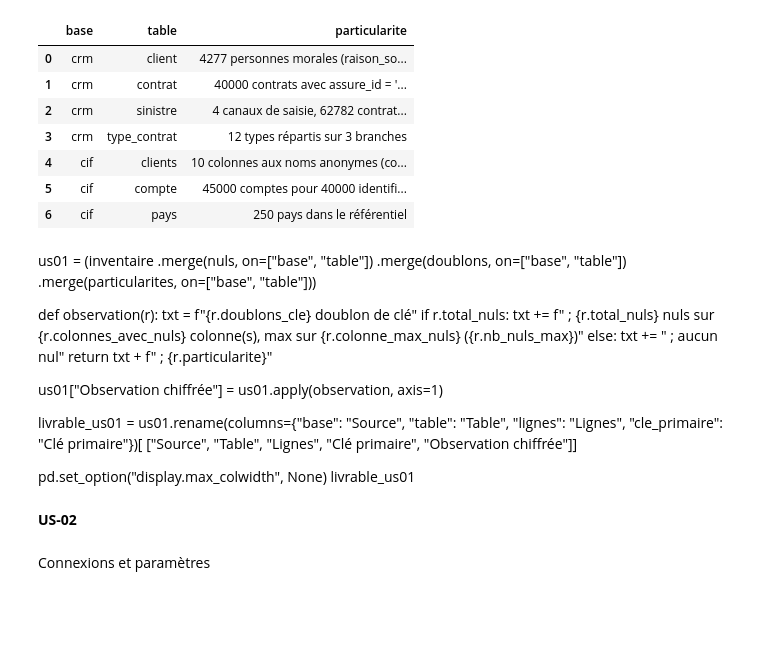
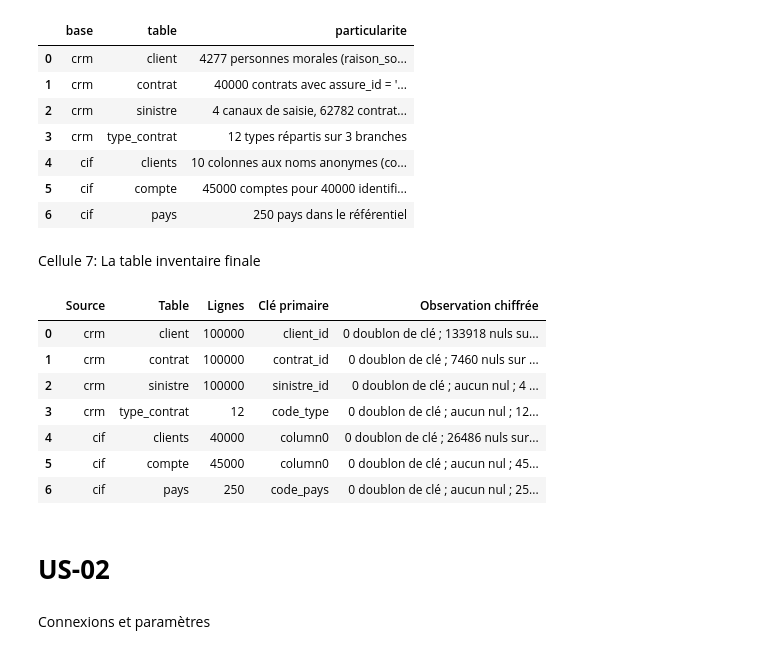
Before and after one commit to Samii05/td-qualite-g01, a Jupyter notebook: notebooks/S1_01.ipynb, the cells around one changed output. Saved outputs shown, nothing was run; the diff lists cells and outputs as text; code cells hidden in the pictures; blank space fills up the shorter version.

```diff
--- a/notebooks/S1_01.ipynb
+++ b/notebooks/S1_01.ipynb
@@ -134,30 +132,41 @@ particularites
 | 4 | cif | clients | 10 colonnes aux noms anonymes (co... |
 | 5 | cif | compte | 45000 comptes pour 40000 identifi... |
 | 6 | cif | pays | 250 pays dans le référentiel |
-# %% [markdown]
-us01 = (inventaire
-        .merge(nuls, on=["base", "table"])
-        .merge(doublons, on=["base", "table"])
-        .merge(particularites, on=["base", "table"]))
-
-def observation(r):
-    txt = f"{r.doublons_cle} doublon de clé"
-    if r.total_nuls:
-        txt += f" ; {r.total_nuls} nuls sur {r.colonnes_avec_nuls} colonne(s), max sur {r.colonne_max_nuls} ({r.nb_nuls_max})"
-    else:
-        txt += " ; aucun nul"
-    return txt + f" ; {r.particularite}"
-
-us01["Observation chiffrée"] = us01.apply(observation, axis=1)
-
-livrable_us01 = us01.rename(columns={"base": "Source", "table": "Table",
-                                     "lignes": "Lignes", "cle_primaire": "Clé primaire"})[
-    ["Source", "Table", "Lignes", "Clé primaire", "Observation chiffrée"]]
-
-pd.set_option("display.max_colwidth", None)
-livrable_us01
+# %% [markdown]
+Cellule 7: La table inventaire finale
+# %%
+us01 = (inventaire
+        .merge(nuls, on=["base", "table"])
+        .merge(doublons, on=["base", "table"])
+        .merge(particularites, on=["base", "table"]))
+
+def observation(r):
+    txt = f"{r.doublons_cle} doublon de clé"
+    if r.total_nuls:
+        txt += f" ; {r.total_nuls} nuls sur {r.colonnes_avec_nuls} colonne(s), max sur {r.colonne_max_nuls} ({r.nb_nuls_max})"
+    else:
+        txt += " ; aucun nul"
+    return txt + f" ; {r.particularite}"
+
+us01["Observation chiffrée"] = us01.apply(observation, axis=1)
+
+livrable_us01 = us01.rename(columns={"base": "Source", "table": "Table",
+                                     "lignes": "Lignes", "cle_primaire": "Clé primaire"})[
+    ["Source", "Table", "Lignes", "Clé primaire", "Observation chiffrée"]]
+
+pd.set_option("display.max_colwidth", None)
+livrable_us01
+# %% [output]
+|  | Source | Table | Lignes | Clé primaire | Observation chiffrée |
+| 0 | crm | client | 100000 | client_id | 0 doublon de clé ; 133918 nuls su... |
+| 1 | crm | contrat | 100000 | contrat_id | 0 doublon de clé ; 7460 nuls sur ... |
+| 2 | crm | sinistre | 100000 | sinistre_id | 0 doublon de clé ; aucun nul ; 4 ... |
+| 3 | crm | type_contrat | 12 | code_type | 0 doublon de clé ; aucun nul ; 12... |
+| 4 | cif | clients | 40000 | column0 | 0 doublon de clé ; 26486 nuls sur... |
+| 5 | cif | compte | 45000 | column0 | 0 doublon de clé ; aucun nul ; 45... |
+| 6 | cif | pays | 250 | code_pays | 0 doublon de clé ; aucun nul ; 25... |
 # %% [markdown]
-**US-02**
+# **US-02**
 # %% [markdown]
 Connexions et paramètres
 # %%
```
Also changed, not shown: parts of 19 cells of this notebook, 2 other files.
